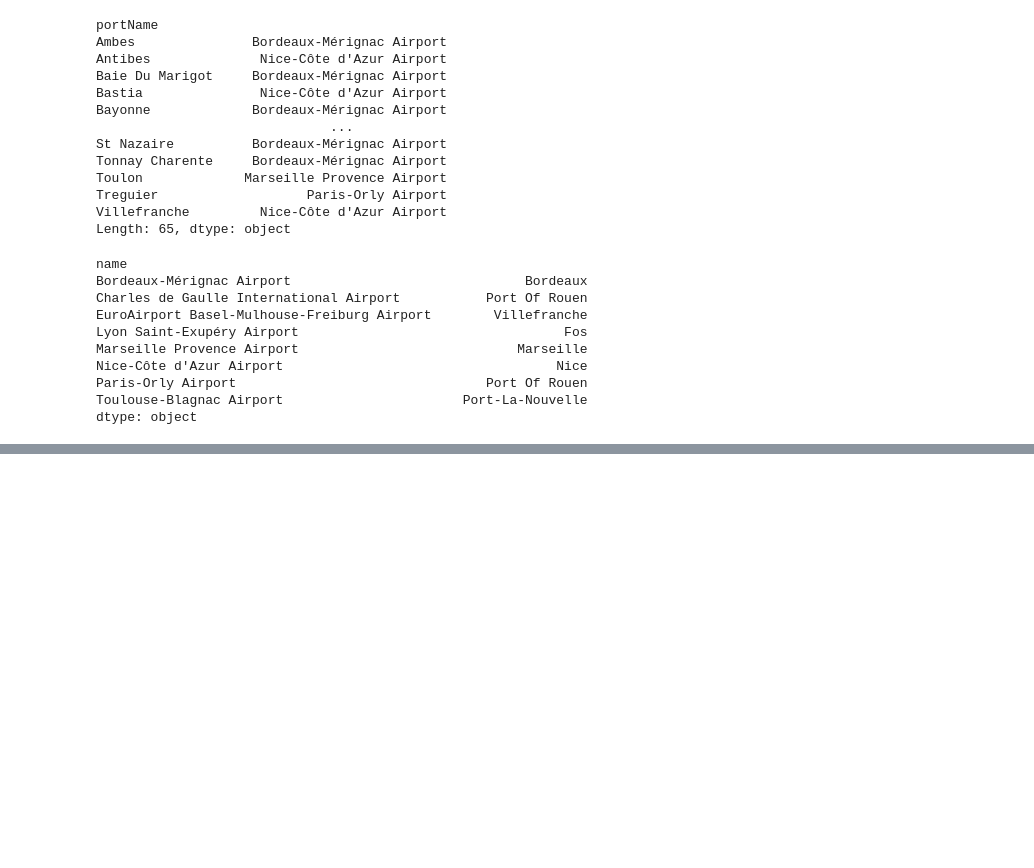
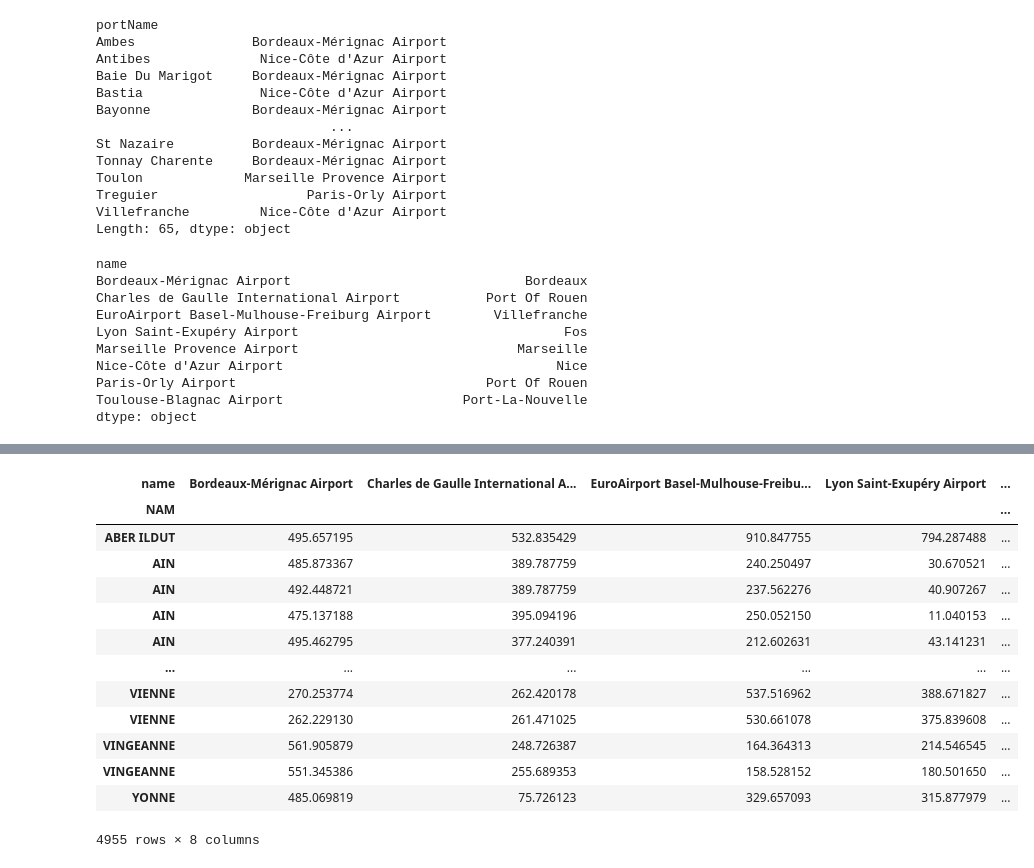
Before and after one commit to GaliaGabrielaG/distancias, a Jupyter notebook: distancias.ipynb, the cells around one changed output, grey strips where cells are left out. Cells and saved outputs as stored; diff of their text form; code cells hidden in the pictures; blank space fills up the shorter version.

```diff
--- a/distancias.ipynb
+++ b/distancias.ipynb
@@ -323,0 +323,21 @@ rios_france_27561[rios_france_27561.NAM.str.contains('RHINE RIVER')]
+# %%
+#esta poniendo todas las distancias entre los aeropueros y los ríos
+distanceMatrixKM_riv_air=rios_france_27561.set_index('NAM').geometry.apply\
+(lambda g: largeAirports.set_index('name').geometry.distance(g)/1000).\
+sort_index(axis=0).sort_index(axis=1)
+distanceMatrixKM_riv_air
+# %% [output]
+| name | Bordeaux-Mérignac Airport | Charles de Gaulle International A... | EuroAirport Basel-Mulhouse-Freibu... | Lyon Saint-Exupéry Airport | ... |
+| NAM |  |  |  |  | ... |
+| ABER ILDUT | 495.657195 | 532.835429 | 910.847755 | 794.287488 | ... |
+| AIN | 485.873367 | 389.787759 | 240.250497 | 30.670521 | ... |
+| AIN | 492.448721 | 389.787759 | 237.562276 | 40.907267 | ... |
+| AIN | 475.137188 | 395.094196 | 250.052150 | 11.040153 | ... |
+| AIN | 495.462795 | 377.240391 | 212.602631 | 43.141231 | ... |
+| ... | ... | ... | ... | ... | ... |
+| VIENNE | 270.253774 | 262.420178 | 537.516962 | 388.671827 | ... |
+| VIENNE | 262.229130 | 261.471025 | 530.661078 | 375.839608 | ... |
+| VINGEANNE | 561.905879 | 248.726387 | 164.364313 | 214.546545 | ... |
+| VINGEANNE | 551.345386 | 255.689353 | 158.528152 | 180.501650 | ... |
+| YONNE | 485.069819 | 75.726123 | 329.657093 | 315.877979 | ... |
+4955 rows × 8 columns
```
Also changed, not shown: parts of 14 cells of this notebook.
